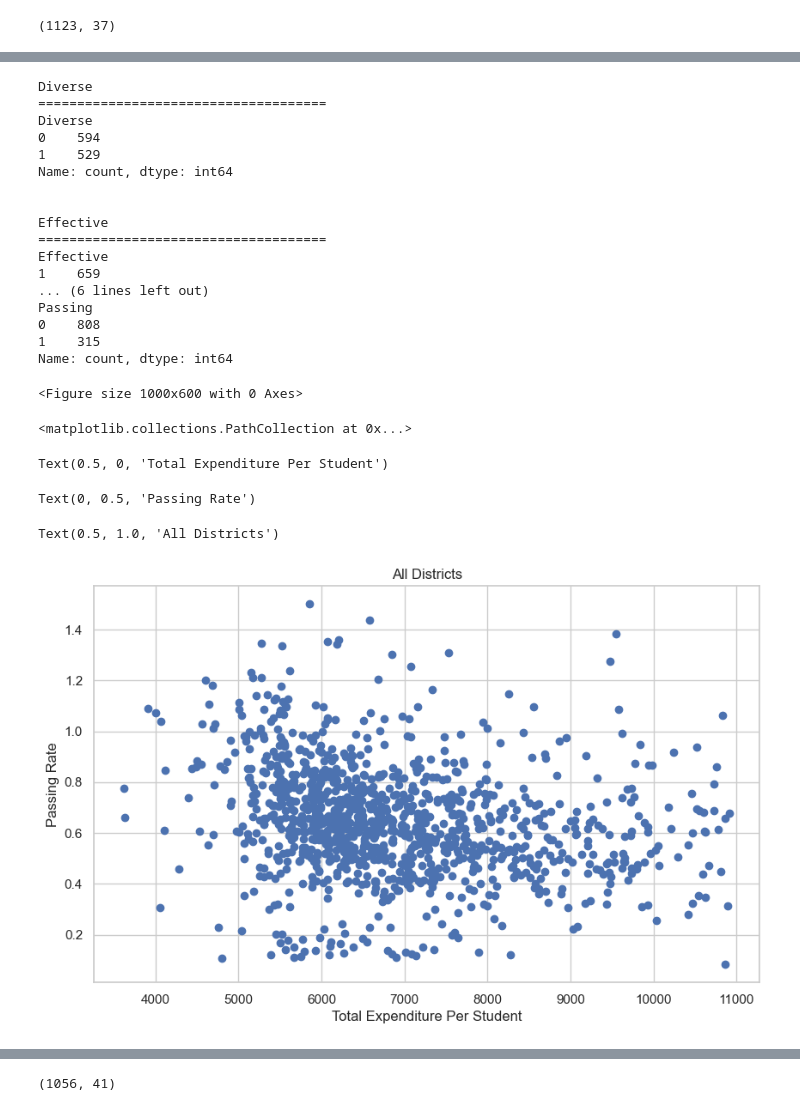
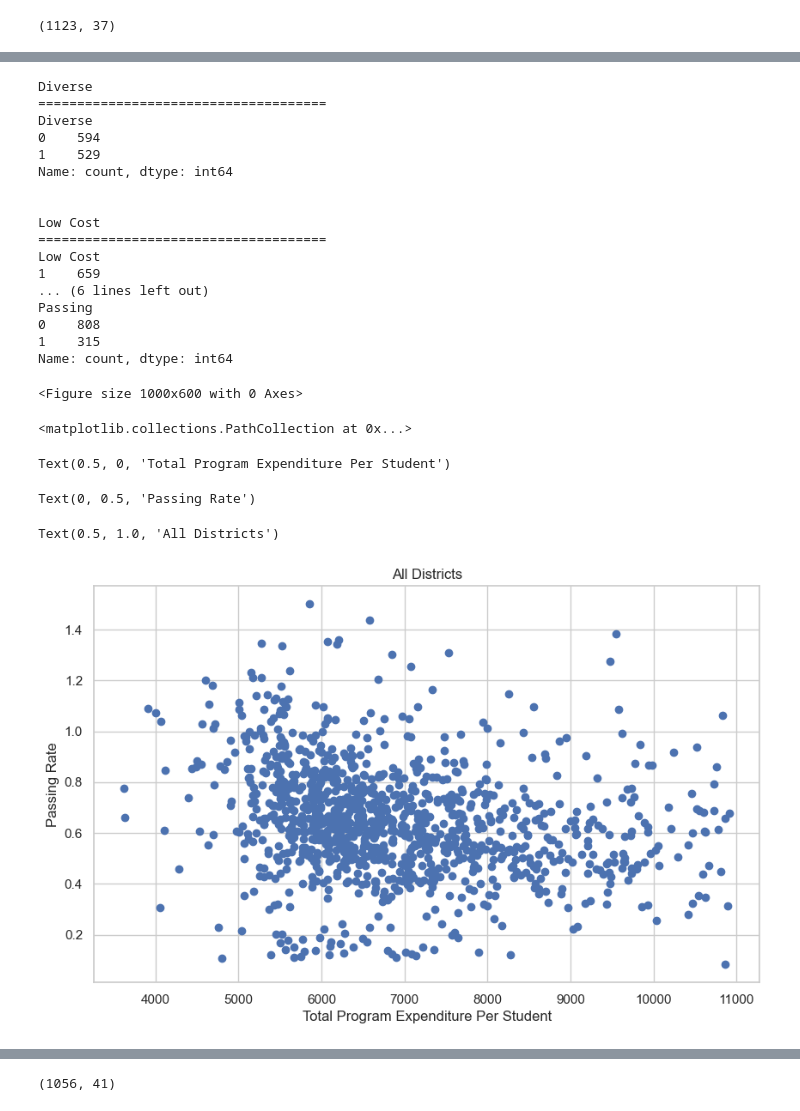
Before and after one commit to ecdedios/texas-public-schools-effectiveness, a Jupyter notebook: notebooks/1 Exploratory Data Analysis - Traditional.ipynb, the cells around one changed output, grey strips where cells are left out. Saved outputs shown, nothing was run; the diff lists cells and outputs as text; code cells hidden in the pictures.

```diff
--- a/notebooks/1 Exploratory Data Analysis - Traditional.ipynb
+++ b/notebooks/1 Exploratory Data Analysis - Traditional.ipynb
@@ -152,7 +152,7 @@ df.shape
 (1198, 36)
 # %%
 # create a new column based on total program operating expenditure per student
-df['Total Expenditure Per Student'] = df['TOTAL PROGRAM OPERATING EXPENDITURES']/df['Total Number of Students']
+df['Total Program Expenditure Per Student'] = df['Total Program Expenditures']/df['Total Number of Students']
 # %%
 df.head()
 # %% [output]
@@ -180,8 +180,8 @@ plt.boxplot(df['Total Expenditure Per Student'])
  'means': []}
 [figure]
 # %%
-percentile25 = df['Total Expenditure Per Student'].quantile(0.25)
-percentile75 = df['Total Expenditure Per Student'].quantile(0.75)
+percentile25 = df['Total Program Expenditure Per Student'].quantile(0.25)
+percentile75 = df['Total Program Expenditure Per Student'].quantile(0.75)
 
 print("75th quartile: ", percentile75)
 print("25th quartile: ", percentile25)
@@ -191,8 +191,8 @@ iqr = percentile75 - percentile25
 upper_bound = percentile75 + 1.5 * iqr
 lower_bound = percentile25 - 1.5 * iqr
 
-df = df[df['Total Expenditure Per Student'] < upper_bound]
-df = df[df['Total Expenditure Per Student'] > lower_bound]
+df = df[df['Total Program Expenditure Per Student'] < upper_bound]
+df = df[df['Total Program Expenditure Per Student'] > lower_bound]
 df.shape
 # %% [output]
 75th quartile:  7938.1571877065435
@@ -256,7 +256,7 @@ df.describe()
 df['Diverse'] = np.where(df['Percentage of Non-White Students']>=0.551026, 1, 0)
 # %%
 # creates a new column and designates a row as either effective or not
-df['Effective'] = np.where(df['Total Expenditure Per Student']<6860.908489, 1, 0)
+df['Low Cost'] = np.where(df['Total Program Expenditure Per Student']<6860.908489, 1, 0)
 # %%
 # create a new column based on total program operating expenditure per student
 df['Passing Rate'] = df['Total Number of Passing Students']/df['Total Number of Students']
@@ -290,7 +290,7 @@ def show_values(df, param):
     else:
         get_values(df, param)
 
-show_values(df, ['Diverse', 'Effective', 'Passing'])
+show_values(df, ['Diverse', 'Low Cost', 'Passing'])
 # %% [output]
 Diverse
 =====================================
@@ -300,9 +300,9 @@ Diverse
 Name: count, dtype: int64
 
 
-Effective
+Low Cost
 =====================================
-Effective
+Low Cost
 1    659
 ... (6 lines left out)
 Passing
@@ -311,18 +311,18 @@ Passing
 Name: count, dtype: int64
 # %%
 plt.figure(figsize=(10,6))
-plt.scatter(df['Total Expenditure Per Student'], df['Passing Rate'])
-plt.xlabel('Total Expenditure Per Student')
+plt.scatter(df['Total Program Expenditure Per Student'], df['Passing Rate'])
+plt.xlabel('Total Program Expenditure Per Student')
 plt.ylabel('Passing Rate')
 plt.title('All Districts')
 plt.show()
 # %% [output]
 <Figure size 1000x600 with 0 Axes>
 <matplotlib.collections.PathCollection at 0x...>
-Text(0.5, 0, 'Total Expenditure Per Student')
+Text(0.5, 0, 'Total Program Expenditure Per Student')
 Text(0, 0.5, 'Passing Rate')
 Text(0.5, 1.0, 'All Districts')
-[figure, old version]
+[figure, new version]
 # %%
 df.describe()
 # %% [output]
```
Also changed, not shown: parts of 25 cells of this notebook, 6 other files.
